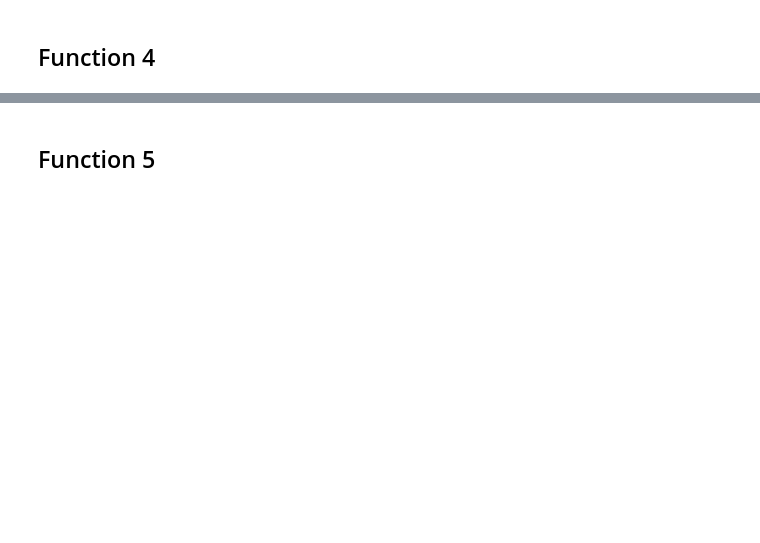
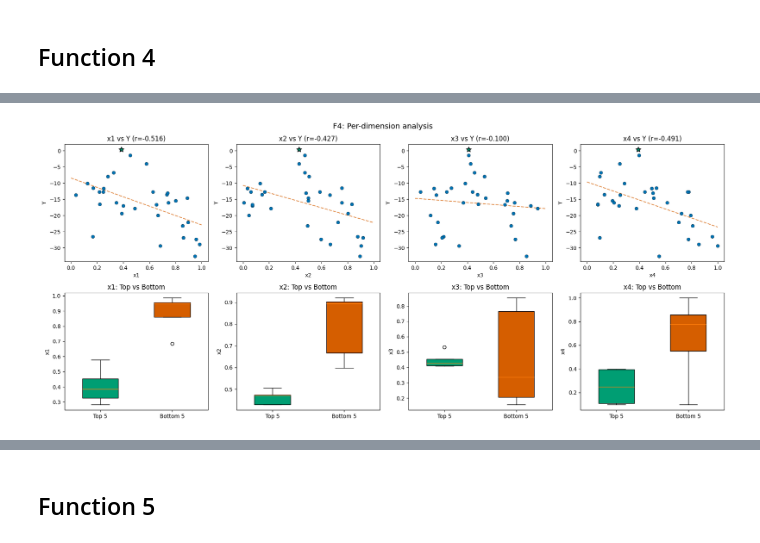
Before and after one commit to martinijfb/capstone_project_AI_ML, a Jupyter notebook: notebooks/week_03.ipynb, the cells around one changed output, grey strips where cells are left out. Cells and saved outputs as stored; diff of their text form; code cells hidden in the pictures; blank space fills up the shorter version.

```diff
--- a/notebooks/week_03.ipynb
+++ b/notebooks/week_03.ipynb
@@ -1150,0 +1930,50 @@ next_query_4 = None  # Replace with your chosen point
+# %%
+# F4 — Per-dimension correlations + Top5 vs Bottom5 boxplots
+fig, axes = plt.subplots(2, 4, figsize=(18, 8))
+dim_names = ["x1", "x2", "x3", "x4"]
+
+for d in range(4):
+    ax = axes[0, d]
+    ax.scatter(
+        X[:, d], Y, c=COLORS[0], s=40, edgecolors="black", linewidth=0.3, zorder=5
+    )
+    ax.scatter(
+        X[best_idx, d],
+        Y[best_idx],
+        c=COLORS[2],
+        s=100,
+        edgecolors="black",
+        linewidth=1,
+        zorder=6,
+        marker="*",
+    )
+    r = np.corrcoef(X[:, d], Y)[0, 1]
+    z = np.polyfit(X[:, d], Y, 1)
+    ax.plot([0, 1], [z[1], z[0] + z[1]], color=COLORS[1], linestyle="--", alpha=0.7)
+    ax.set_xlabel(dim_names[d])
+    ax.set_ylabel("Y")
+    ax.set_title(f"{dim_names[d]} vs Y (r={r:.3f})")
+
+top5 = np.argsort(Y)[-5:]
+bot5 = np.argsort(Y)[:5]
+for d in range(4):
+    ax = axes[1, d]
+    bp = ax.boxplot(
+        [X[top5, d], X[bot5, d]],
+        tick_labels=["Top 5", "Bottom 5"],
+        patch_artist=True,
+        widths=0.5,
+    )
+    bp["boxes"][0].set_facecolor(COLORS[2])
+    bp["boxes"][1].set_facecolor(COLORS[1])
+    ax.set_ylabel(dim_names[d])
+    ax.set_title(f"{dim_names[d]}: Top vs Bottom")
+
+plt.suptitle("F4: Per-dimension analysis", fontsize=14)
+plt.tight_layout()
+plt.savefig(
+    "../plots/week_03/function_4_correlations.png", dpi=150, bbox_inches="tight"
+)
+plt.show()
+# %% [output]
+[figure, added]
```
Also changed, not shown: parts of 57 cells of this notebook, 14 other files.
